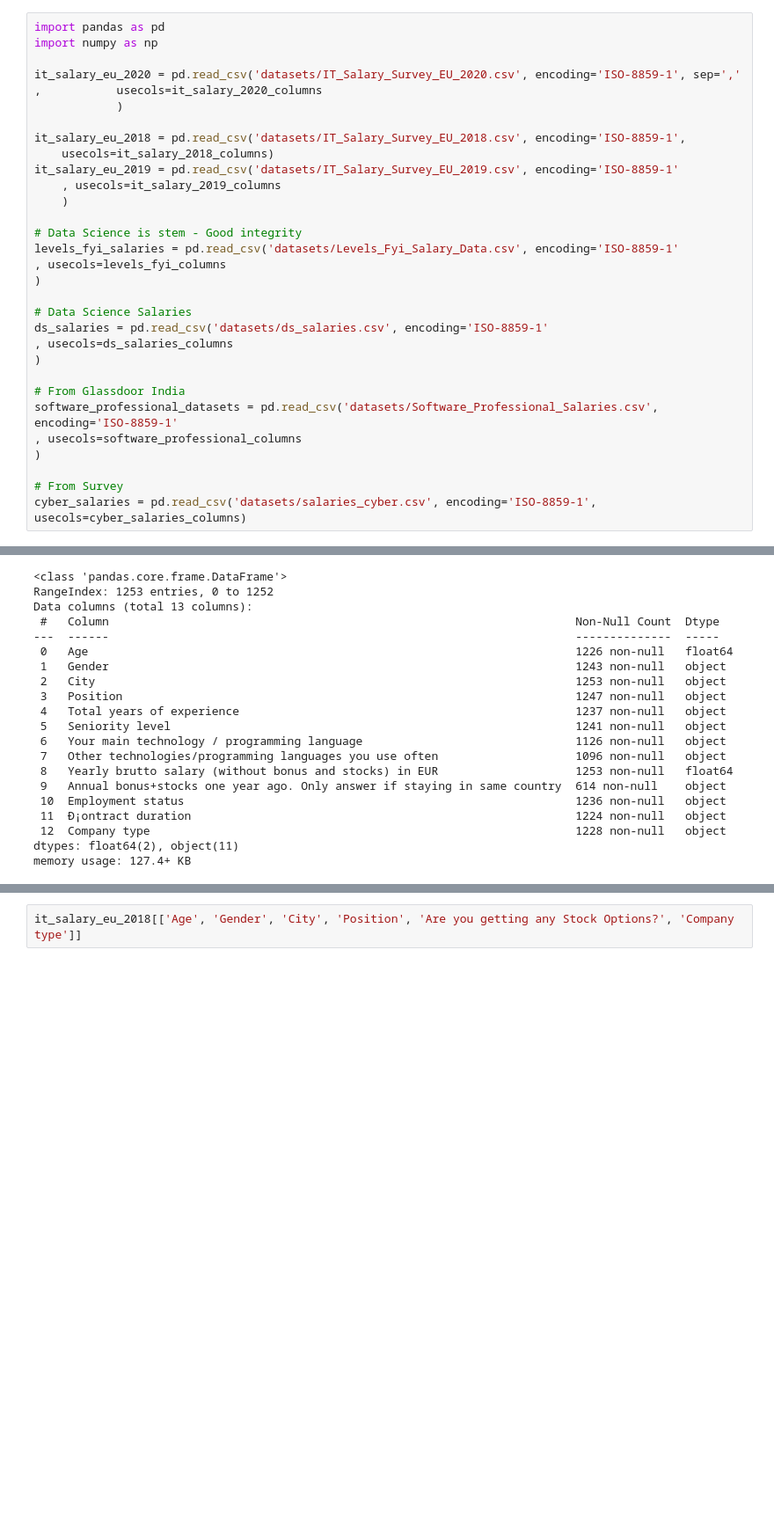
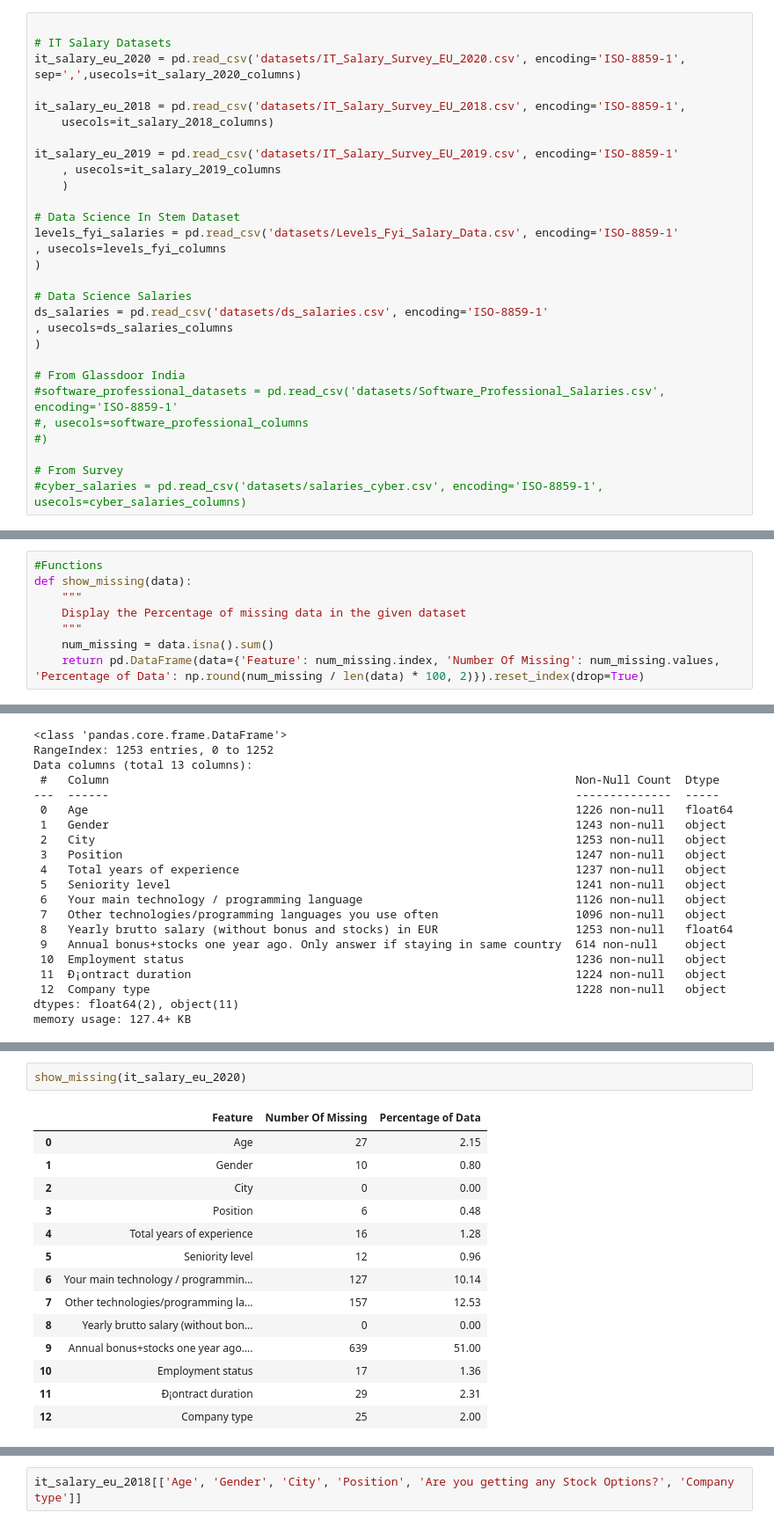
Before and after one commit to Project-Data-Hack-Team-5/project-data-hack-backend, a Jupyter notebook: Python/Exploratory_Data_Analysis.ipynb, the cells around one changed output, grey strips where cells are left out. Shown at 88% size. Cells and saved outputs as stored; diff of their text form; blank space fills up the shorter version.

```diff
--- a/Python/Exploratory_Data_Analysis.ipynb
+++ b/Python/Exploratory_Data_Analysis.ipynb
@@ -37,18 +86,16 @@ cyber_salaries_columns = ['job_title', 'salary_in_usd']
 # %%
-import pandas as pd
-import numpy as np
 
-it_salary_eu_2020 = pd.read_csv('datasets/IT_Salary_Survey_EU_2020.csv', encoding='ISO-8859-1', sep=','
-,           usecols=it_salary_2020_columns
-            )
+# IT Salary Datasets
+it_salary_eu_2020 = pd.read_csv('datasets/IT_Salary_Survey_EU_2020.csv', encoding='ISO-8859-1', sep=',',usecols=it_salary_2020_columns)
 
 it_salary_eu_2018 = pd.read_csv('datasets/IT_Salary_Survey_EU_2018.csv', encoding='ISO-8859-1',
     usecols=it_salary_2018_columns)
+
 it_salary_eu_2019 = pd.read_csv('datasets/IT_Salary_Survey_EU_2019.csv', encoding='ISO-8859-1'
     , usecols=it_salary_2019_columns
     )
 
-# Data Science is stem - Good integrity
+# Data Science In Stem Dataset
 levels_fyi_salaries = pd.read_csv('datasets/Levels_Fyi_Salary_Data.csv', encoding='ISO-8859-1'
 , usecols=levels_fyi_columns
 )
@@ -59,11 +106,11 @@ ds_salaries = pd.read_csv('datasets/ds_salaries.csv', encoding='ISO-8859-1'
 )
 
 # From Glassdoor India
-software_professional_datasets = pd.read_csv('datasets/Software_Professional_Salaries.csv', encoding='ISO-8859-1'
-, usecols=software_professional_columns
-)
+#software_professional_datasets = pd.read_csv('datasets/Software_Professional_Salaries.csv', encoding='ISO-8859-1'
+#, usecols=software_professional_columns
+#)
 
 # From Survey
-cyber_salaries = pd.read_csv('datasets/salaries_cyber.csv', encoding='ISO-8859-1', usecols=cyber_salaries_columns)
+#cyber_salaries = pd.read_csv('datasets/salaries_cyber.csv', encoding='ISO-8859-1', usecols=cyber_salaries_columns)
 # %% [markdown]
 <h1>Exploration</h1>
@@ -71,0 +117,8 @@ cyber_salaries = pd.read_csv('datasets/salaries_cyber.csv', encoding='ISO-8859-1
+# %%
+#Functions
+def show_missing(data):
+    """
+    Display the Percentage of missing data in the given dataset
+    """
+    num_missing = data.isna().sum()
+    return pd.DataFrame(data={'Feature': num_missing.index, 'Number Of Missing': num_missing.values, 'Percentage of Data': np.round(num_missing / len(data) * 100, 2)}).reset_index(drop=True)
@@ -103,0 +249,17 @@ array(['Senior', 'Lead', 'Junior', 'Middle', 'Head', nan, 'No level',
+# %%
+show_missing(it_salary_eu_2020)
+# %% [output]
+|  | Feature | Number Of Missing | Percentage of Data |
+| 0 | Age | 27 | 2.15 |
+| 1 | Gender | 10 | 0.80 |
+| 2 | City | 0 | 0.00 |
+| 3 | Position | 6 | 0.48 |
+| 4 | Total years of experience | 16 | 1.28 |
+| 5 | Seniority level | 12 | 0.96 |
+| 6 | Your main technology / programmin... | 127 | 10.14 |
+| 7 | Other technologies/programming la... | 157 | 12.53 |
+| 8 | Yearly brutto salary (without bon... | 0 | 0.00 |
+| 9 | Annual bonus+stocks one year ago.... | 639 | 51.00 |
+| 10 | Employment status | 17 | 1.36 |
+| 11 | Ð¡ontract duration | 29 | 2.31 |
+| 12 | Company type | 25 | 2.00 |
```
Also changed, not shown: parts of 32 cells of this notebook, 4 other files.
